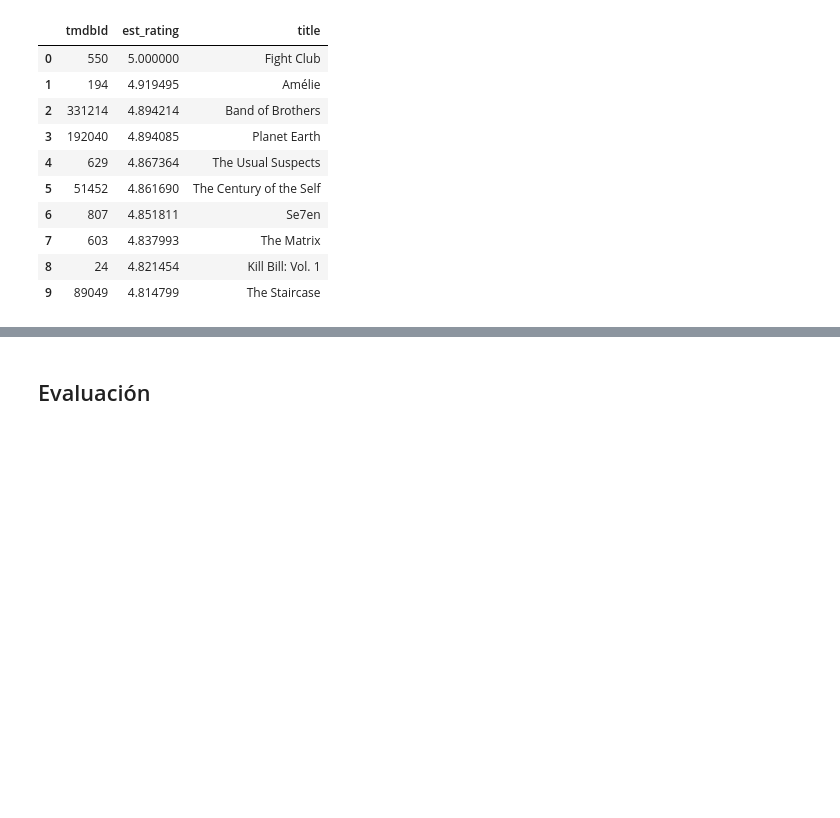
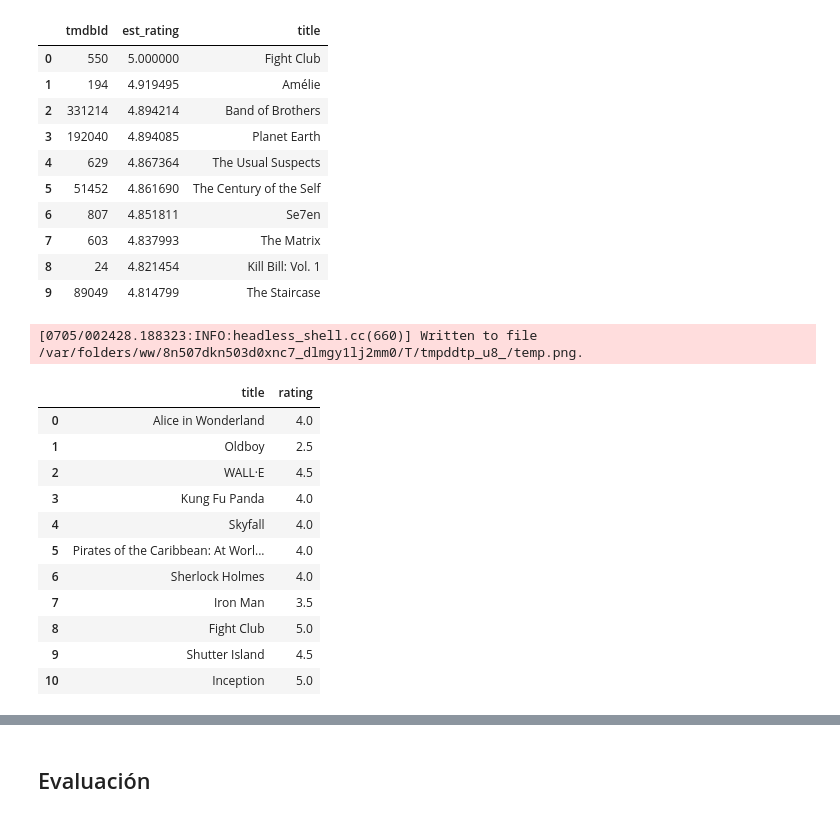
Before and after one commit to mnPanic/aa-tp, a Jupyter notebook: collaborative_surprise.ipynb, the cells around one changed output, grey strips where cells are left out. Saved outputs shown, nothing was run; the diff lists cells and outputs as text; code cells hidden in the pictures; blank space fills up the shorter version.

```diff
--- a/collaborative_surprise.ipynb
+++ b/collaborative_surprise.ipynb
@@ -208,0 +211,18 @@ df
+# %%
+df_manu = df_users[df_users["userName"] == "manu"][["title", "rating"]]
+dfi.export(df_manu, "graficos/tests/users-manu.png")
+df_manu
+# %% [output]
+[0705/002428.188323:INFO:headless_shell.cc(660)] Written to file /var/folders/ww/8n507dkn503d0xnc7_dlmgy1lj2mm0/T/tmpddtp_u8_/temp.png.
+|  | title | rating |
+| 0 | Alice in Wonderland | 4.0 |
+| 1 | Oldboy | 2.5 |
+| 2 | WALL·E | 4.5 |
+| 3 | Kung Fu Panda | 4.0 |
+| 4 | Skyfall | 4.0 |
+| 5 | Pirates of the Caribbean: At Worl... | 4.0 |
+| 6 | Sherlock Holmes | 4.0 |
+| 7 | Iron Man | 3.5 |
+| 8 | Fight Club | 5.0 |
+| 9 | Shutter Island | 4.5 |
+| 10 | Inception | 5.0 |
```
Also changed, not shown: parts of 4 cells of this notebook, 4 other files.
